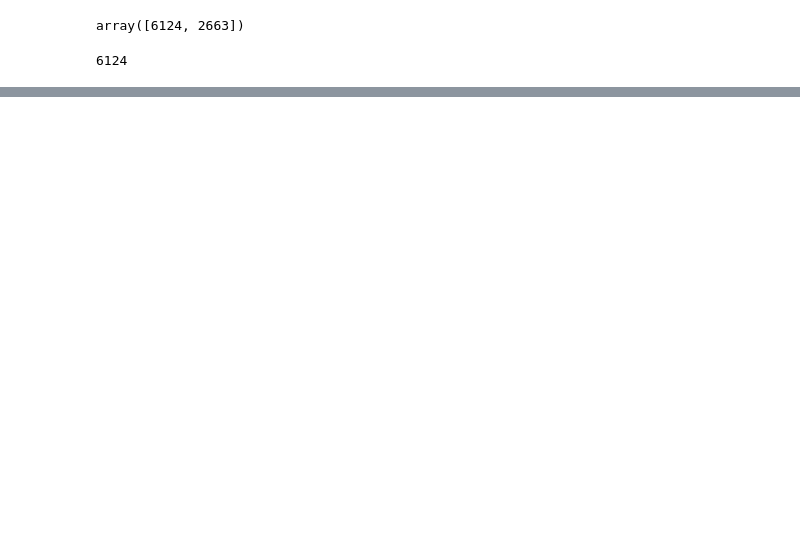
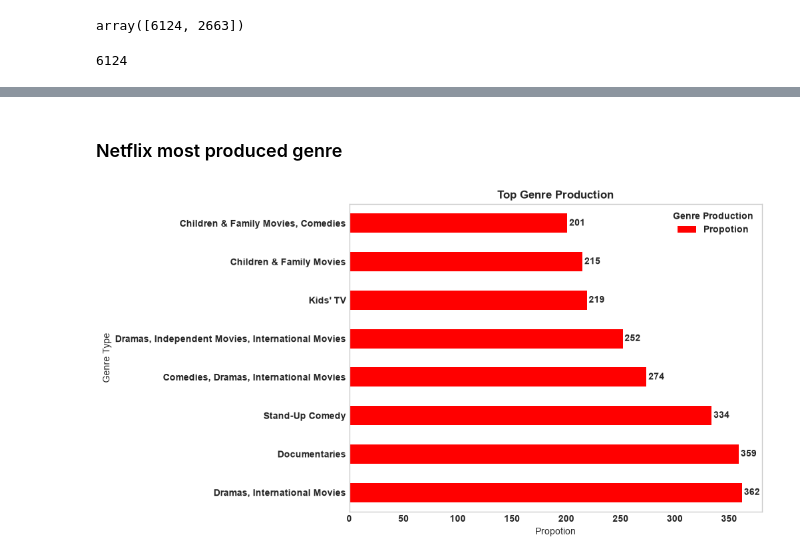
Before and after one commit to MohmmedFurqaan/netflix_eda, a Jupyter notebook: notebook/task_02_analysis.ipynb, the cells around one changed output, grey strips where cells are left out. Drawn from its saved outputs; the diff is of its cells as text; code cells hidden in the pictures; blank space fills up the shorter version.

```diff
--- a/notebook/task_02_analysis.ipynb
+++ b/notebook/task_02_analysis.ipynb
@@ -223,0 +292,32 @@ len(movies)
+# %% [markdown]
+### Netflix most produced genre
+# %%
+# fetch the genre of above
+genre = df['listed_in'].value_counts()
+genre = genre[genre.values >= 200]
+
+# genre values/propotion
+genre_propotion = genre.values
+
+# INitialize the figure and axis
+fig, ax = plt.subplots(figsize=(8, 6))
+
+# plot the graph
+genre.plot(kind='barh', ax=ax, label="Propotion", color='red')
+
+# style the graph
+ax.set(xlabel='Propotion',
+      ylabel='Genre Type',
+      title='Top Genre Production')
+ax.grid(visible=False)
+
+# setting up the labels
+ax.bar_label(ax.containers[0],
+            padding=2)
+
+ax.legend(title="Genre Production")
+
+# saving up the graph
+plt.savefig('../data/output/figure/004_genre_production.png');
+# %% [output]
+[figure, added]
```
Also changed, not shown: parts of 8 cells of this notebook, 7 other files.
